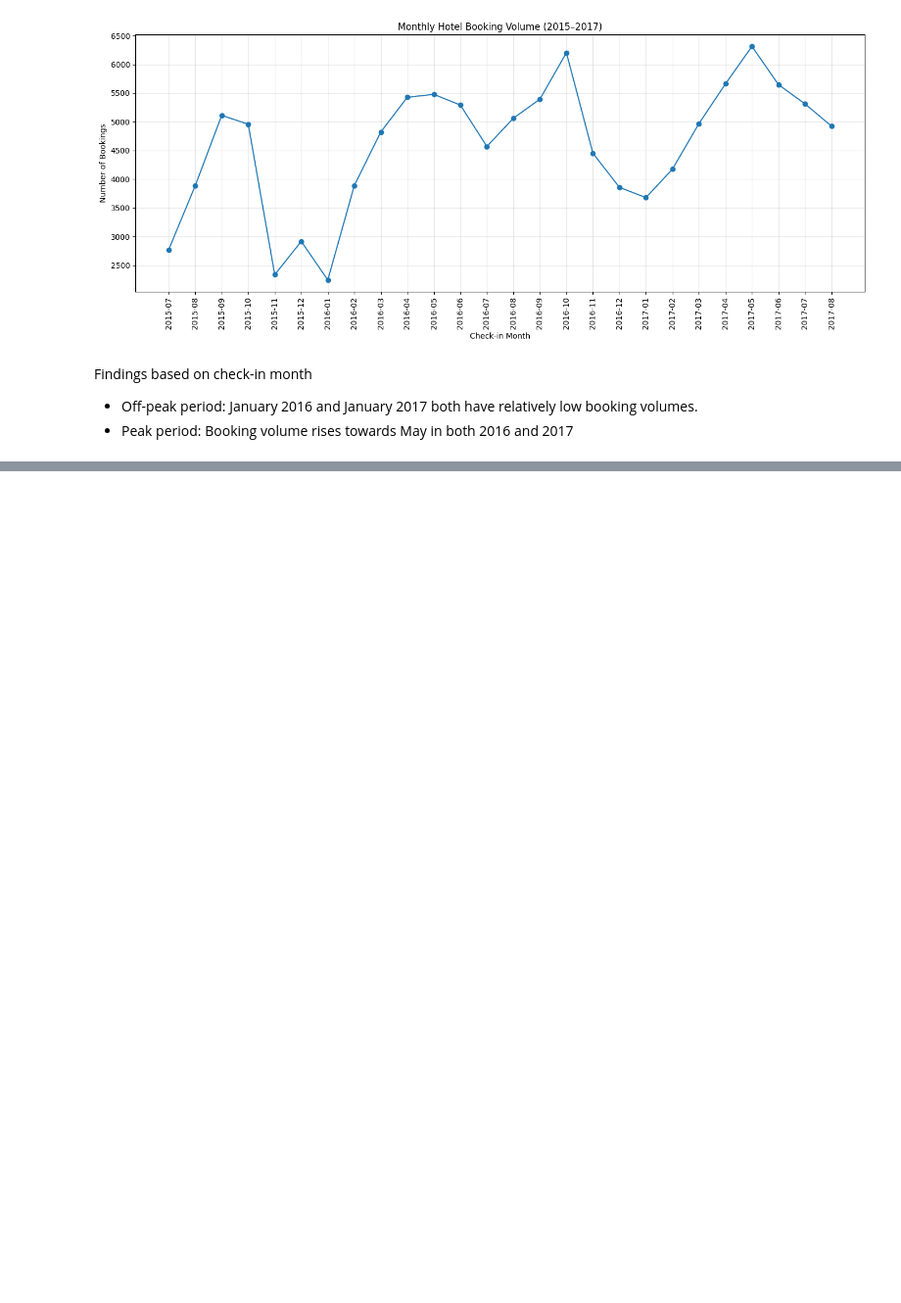
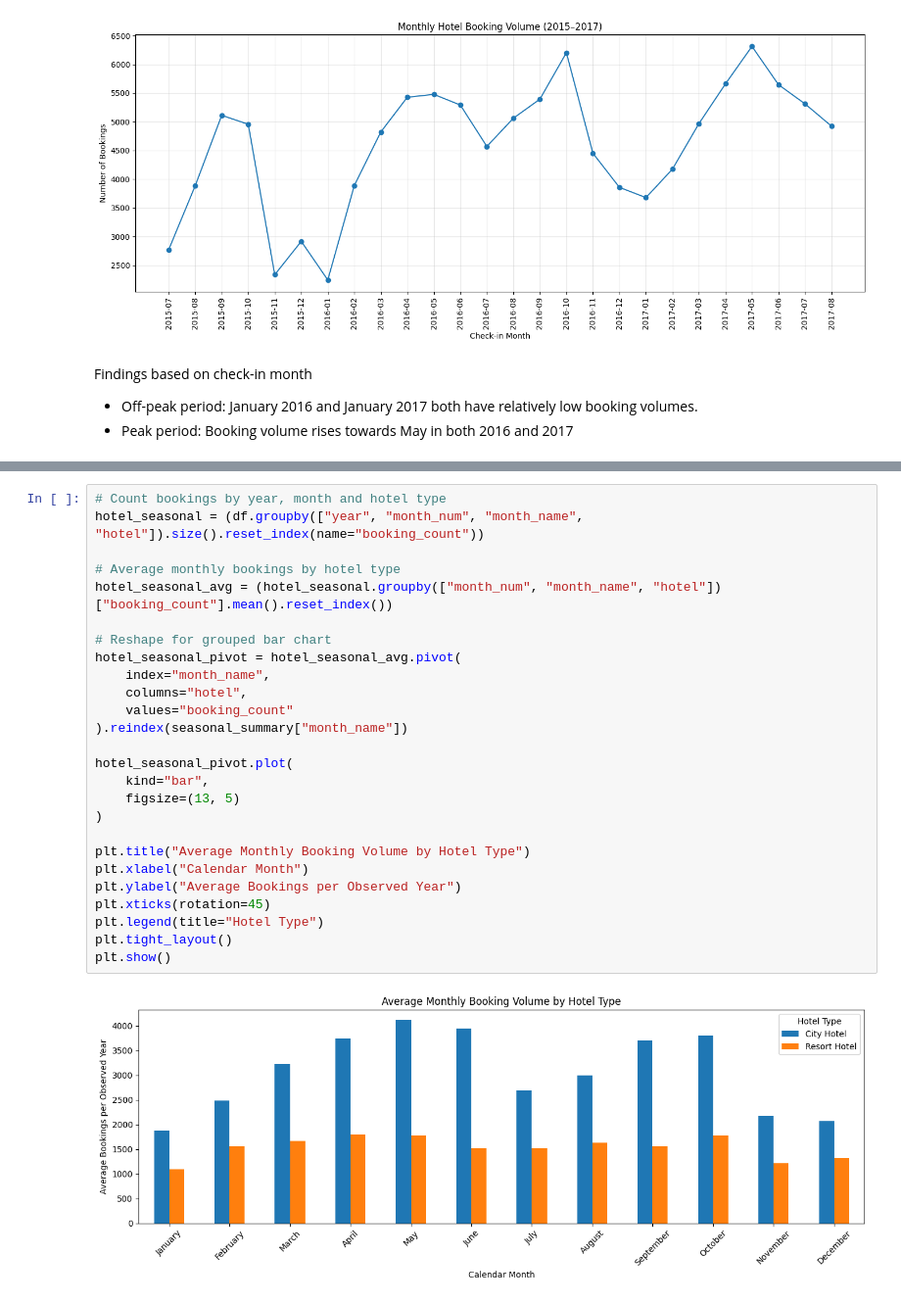
Before and after one commit to elsiejy/Capstone, a Jupyter notebook: Capstone_Hotel_Bookings.ipynb, the cells around one changed output, grey strips where cells are left out. Shown at 98% size. Drawn from its saved outputs; the diff is of its cells as text; blank space fills up the shorter version.

```diff
--- a/Capstone_Hotel_Bookings.ipynb
+++ b/Capstone_Hotel_Bookings.ipynb
@@ -606,0 +628,28 @@ plt.show()
+# %%
+# Count bookings by year, month and hotel type
+hotel_seasonal = (df.groupby(["year", "month_num", "month_name", "hotel"]).size().reset_index(name="booking_count"))
+
+# Average monthly bookings by hotel type
+hotel_seasonal_avg = (hotel_seasonal.groupby(["month_num", "month_name", "hotel"])["booking_count"].mean().reset_index())
+
+# Reshape for grouped bar chart
+hotel_seasonal_pivot = hotel_seasonal_avg.pivot(
+    index="month_name",
+    columns="hotel",
+    values="booking_count"
+).reindex(seasonal_summary["month_name"])
+
+hotel_seasonal_pivot.plot(
+    kind="bar",
+    figsize=(13, 5)
+)
+
+plt.title("Average Monthly Booking Volume by Hotel Type")
+plt.xlabel("Calendar Month")
+plt.ylabel("Average Bookings per Observed Year")
+plt.xticks(rotation=45)
+plt.legend(title="Hotel Type")
+plt.tight_layout()
+plt.show()
+# %% [output]
+[figure, added]
```
Also changed, not shown: parts of 18 cells of this notebook.
